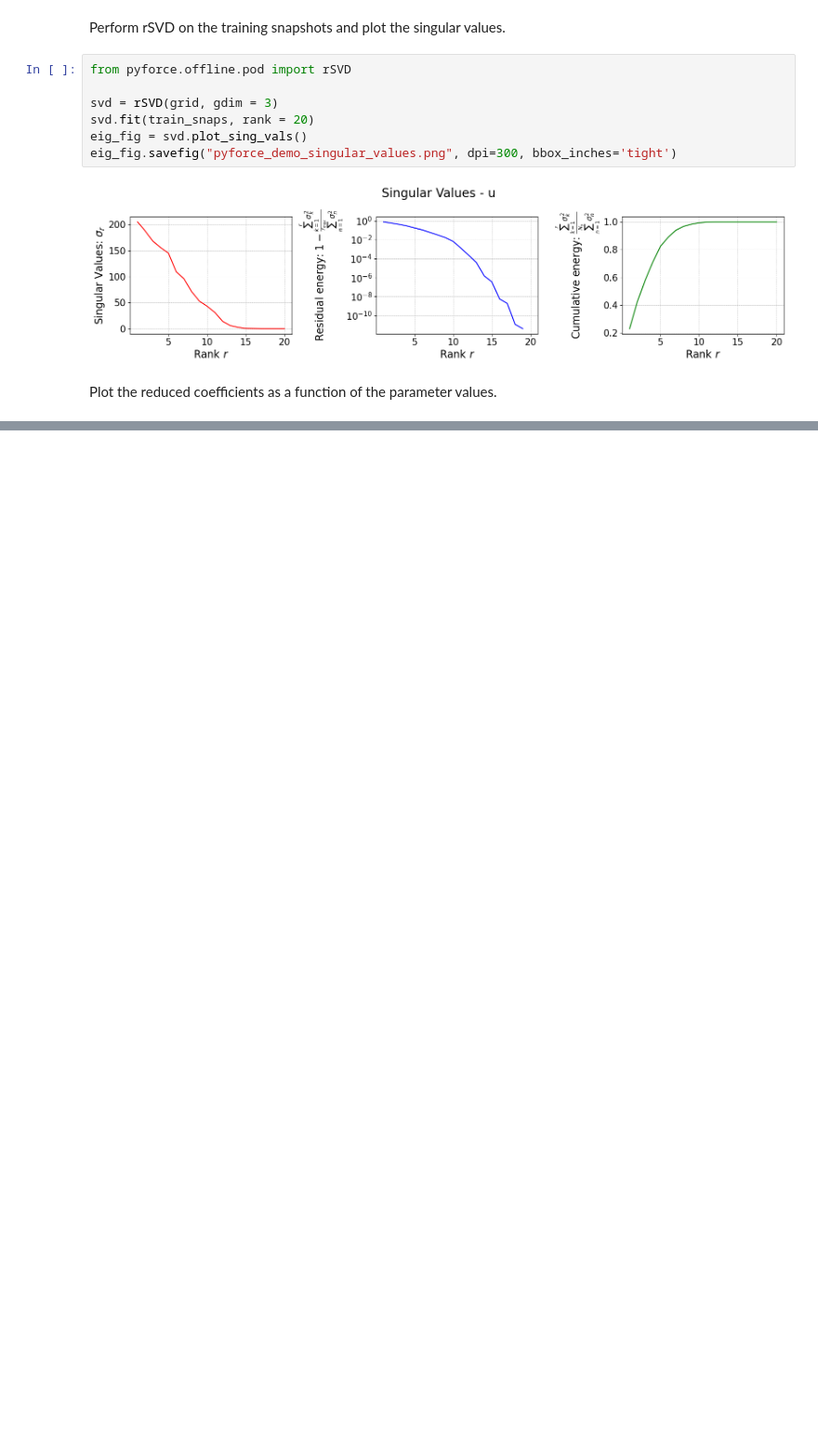
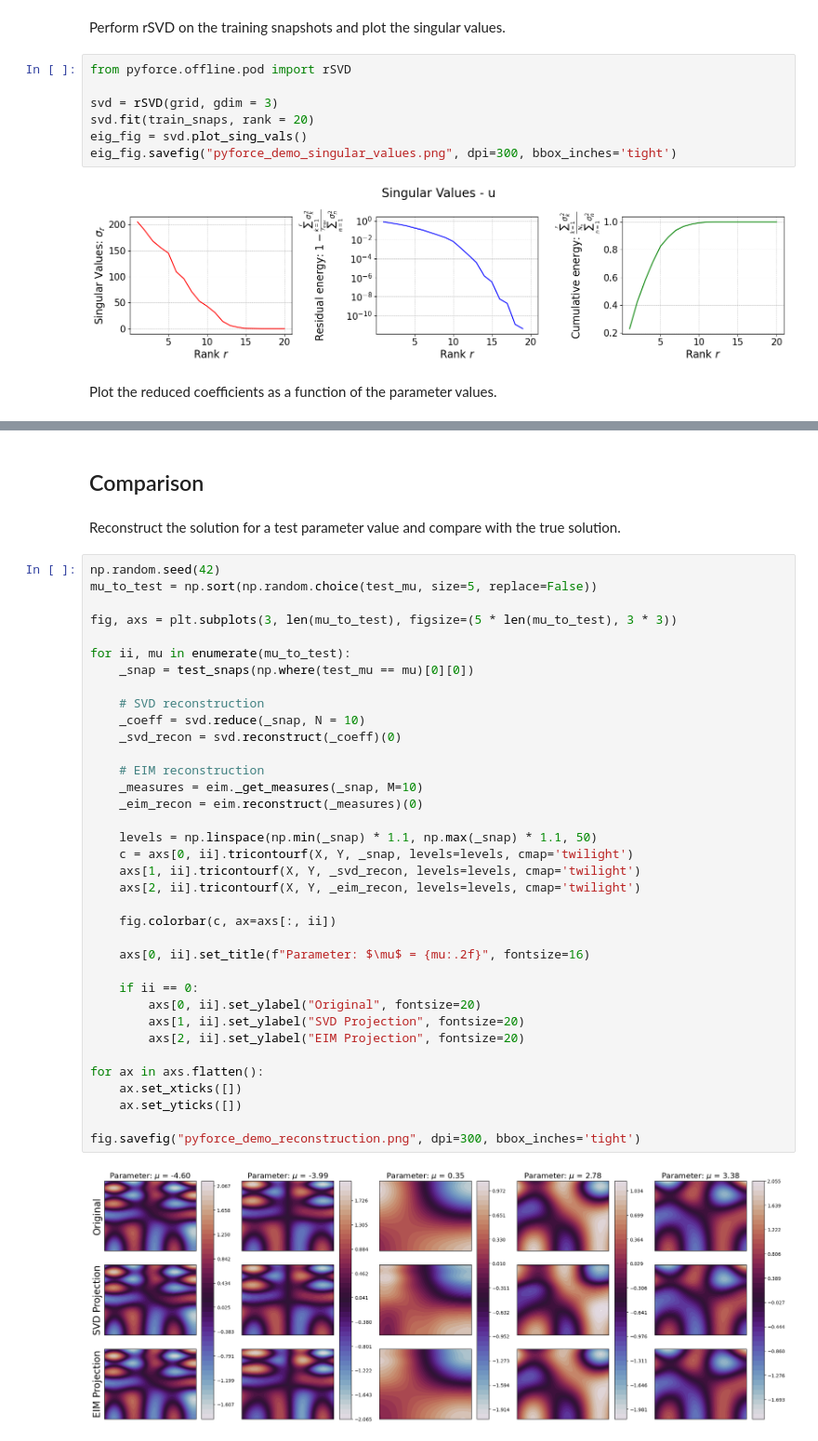
Before and after one commit to ERMETE-Lab/ROSE-pyforce, a Jupyter notebook: images/demo/pyforce_demo.ipynb, the cells around one changed output, grey strips where cells are left out. Shown at 93% size. Cells and saved outputs as stored; diff of their text form; blank space fills up the shorter version.

```diff
--- a/images/demo/pyforce_demo.ipynb
+++ b/images/demo/pyforce_demo.ipynb
@@ -136,0 +155,42 @@ fig.savefig("pyforce_demo_reconstruction.png", dpi=300, bbox_inches='tight')
+# %% [markdown]
+## Comparison
+# %% [markdown]
+Reconstruct the solution for a test parameter value and compare with the true solution.
+# %%
+np.random.seed(42)
+mu_to_test = np.sort(np.random.choice(test_mu, size=5, replace=False))
+
+fig, axs = plt.subplots(3, len(mu_to_test), figsize=(5 * len(mu_to_test), 3 * 3))
+
+for ii, mu in enumerate(mu_to_test):
+    _snap = test_snaps(np.where(test_mu == mu)[0][0])
+
+    # SVD reconstruction
+    _coeff = svd.reduce(_snap, N = 10)
+    _svd_recon = svd.reconstruct(_coeff)(0)
+
+    # EIM reconstruction
+    _measures = eim._get_measures(_snap, M=10)
+    _eim_recon = eim.reconstruct(_measures)(0)
+
+    levels = np.linspace(np.min(_snap) * 1.1, np.max(_snap) * 1.1, 50)
+    c = axs[0, ii].tricontourf(X, Y, _snap, levels=levels, cmap='twilight')
+    axs[1, ii].tricontourf(X, Y, _svd_recon, levels=levels, cmap='twilight')
+    axs[2, ii].tricontourf(X, Y, _eim_recon, levels=levels, cmap='twilight')
+
+    fig.colorbar(c, ax=axs[:, ii])
+
+    axs[0, ii].set_title(f"Parameter: $\mu$ = {mu:.2f}", fontsize=16)
+
+    if ii == 0:
+        axs[0, ii].set_ylabel("Original", fontsize=20)
+        axs[1, ii].set_ylabel("SVD Projection", fontsize=20)
+        axs[2, ii].set_ylabel("EIM Projection", fontsize=20)
+
+for ax in axs.flatten():
+    ax.set_xticks([])
+    ax.set_yticks([])
+
+fig.savefig("pyforce_demo_reconstruction.png", dpi=300, bbox_inches='tight')
+# %% [output]
+[figure, added]
```
Also changed, not shown: parts of 8 cells of this notebook, 5 other files.
